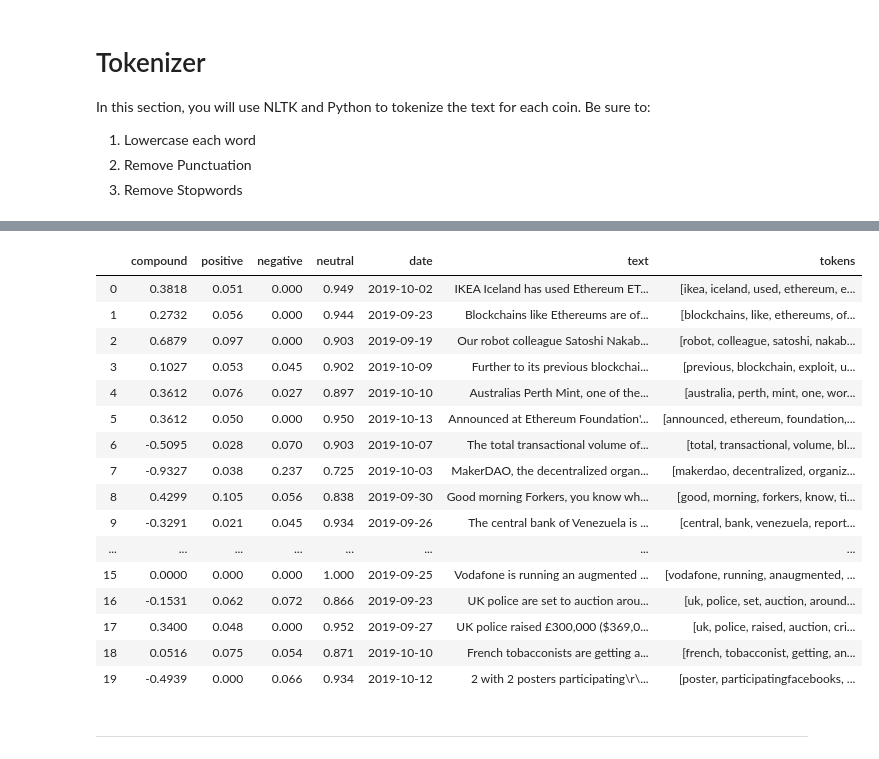
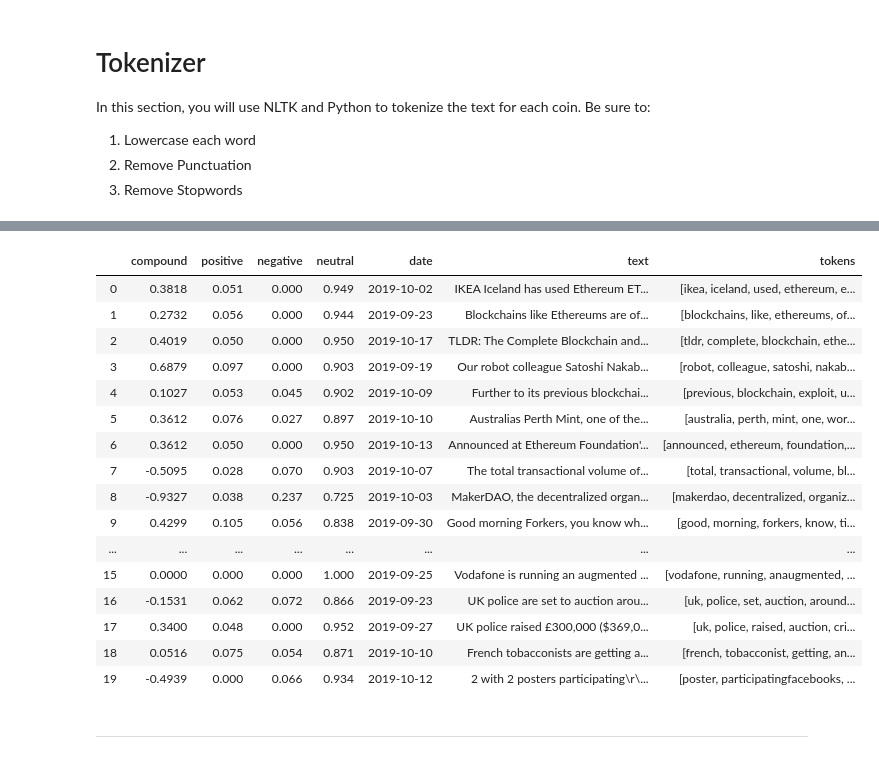
Before and after one commit to joshmiller32/Cryptocurrency_Sentiment_Analysis, a Jupyter notebook: crypto_sentiment.ipynb, the cells around one changed output, grey strips where cells are left out. Cells and saved outputs as stored; diff of their text form; code cells hidden in the pictures.

Commit message:
completed jupyter notebook, need to add markdown report

```diff
--- a/crypto_sentiment.ipynb
+++ b/crypto_sentiment.ipynb
@@ -207,21 +206,20 @@ bitcoin_df
 # %%
 # Create a new tokens column for ethereum
-tokens2 = []
 tokens2 = [tokenizer(text) for text in ethereum_df['text']]
 ethereum_df['tokens'] = tokens2
 ethereum_df
 # %% [output]
 |  | compound | positive | negative | neutral | date | text | tokens |
 | 0 | 0.3818 | 0.051 | 0.000 | 0.949 | 2019-10-02 | IKEA Iceland has used Ethereum ET... | [ikea, iceland, used, ethereum, e... |
 | 1 | 0.2732 | 0.056 | 0.000 | 0.944 | 2019-09-23 | Blockchains like Ethereums are of... | [blockchains, like, ethereums, of... |
-| 2 | 0.6879 | 0.097 | 0.000 | 0.903 | 2019-09-19 | Our robot colleague Satoshi Nakab... | [robot, colleague, satoshi, nakab... |
-| 3 | 0.1027 | 0.053 | 0.045 | 0.902 | 2019-10-09 | Further to its previous blockchai... | [previous, blockchain, exploit, u... |
-| 4 | 0.3612 | 0.076 | 0.027 | 0.897 | 2019-10-10 | Australias Perth Mint, one of the... | [australia, perth, mint, one, wor... |
-| 5 | 0.3612 | 0.050 | 0.000 | 0.950 | 2019-10-13 | Announced at Ethereum Foundation'... | [announced, ethereum, foundation,... |
-| 6 | -0.5095 | 0.028 | 0.070 | 0.903 | 2019-10-07 | The total transactional volume of... | [total, transactional, volume, bl... |
-| 7 | -0.9327 | 0.038 | 0.237 | 0.725 | 2019-10-03 | MakerDAO, the decentralized organ... | [makerdao, decentralized, organiz... |
-| 8 | 0.4299 | 0.105 | 0.056 | 0.838 | 2019-09-30 | Good morning Forkers, you know wh... | [good, morning, forkers, know, ti... |
-| 9 | -0.3291 | 0.021 | 0.045 | 0.934 | 2019-09-26 | The central bank of Venezuela is ... | [central, bank, venezuela, report... |
+| 2 | 0.4019 | 0.050 | 0.000 | 0.950 | 2019-10-17 | TLDR: The Complete Blockchain and... | [tldr, complete, blockchain, ethe... |
+| 3 | 0.6879 | 0.097 | 0.000 | 0.903 | 2019-09-19 | Our robot colleague Satoshi Nakab... | [robot, colleague, satoshi, nakab... |
+| 4 | 0.1027 | 0.053 | 0.045 | 0.902 | 2019-10-09 | Further to its previous blockchai... | [previous, blockchain, exploit, u... |
+| 5 | 0.3612 | 0.076 | 0.027 | 0.897 | 2019-10-10 | Australias Perth Mint, one of the... | [australia, perth, mint, one, wor... |
+| 6 | 0.3612 | 0.050 | 0.000 | 0.950 | 2019-10-13 | Announced at Ethereum Foundation'... | [announced, ethereum, foundation,... |
+| 7 | -0.5095 | 0.028 | 0.070 | 0.903 | 2019-10-07 | The total transactional volume of... | [total, transactional, volume, bl... |
+| 8 | -0.9327 | 0.038 | 0.237 | 0.725 | 2019-10-03 | MakerDAO, the decentralized organ... | [makerdao, decentralized, organiz... |
+| 9 | 0.4299 | 0.105 | 0.056 | 0.838 | 2019-09-30 | Good morning Forkers, you know wh... | [good, morning, forkers, know, ti... |
 | ... | ... | ... | ... | ... | ... | ... | ... |
 | 15 | 0.0000 | 0.000 | 0.000 | 1.000 | 2019-09-25 | Vodafone is running an augmented ... | [vodafone, running, anaugmented, ... |
 | 16 | -0.1531 | 0.062 | 0.072 | 0.866 | 2019-09-23 | UK police are set to auction arou... | [uk, police, set, auction, around... |
```
Also changed, not shown: parts of 23 cells of this notebook.
